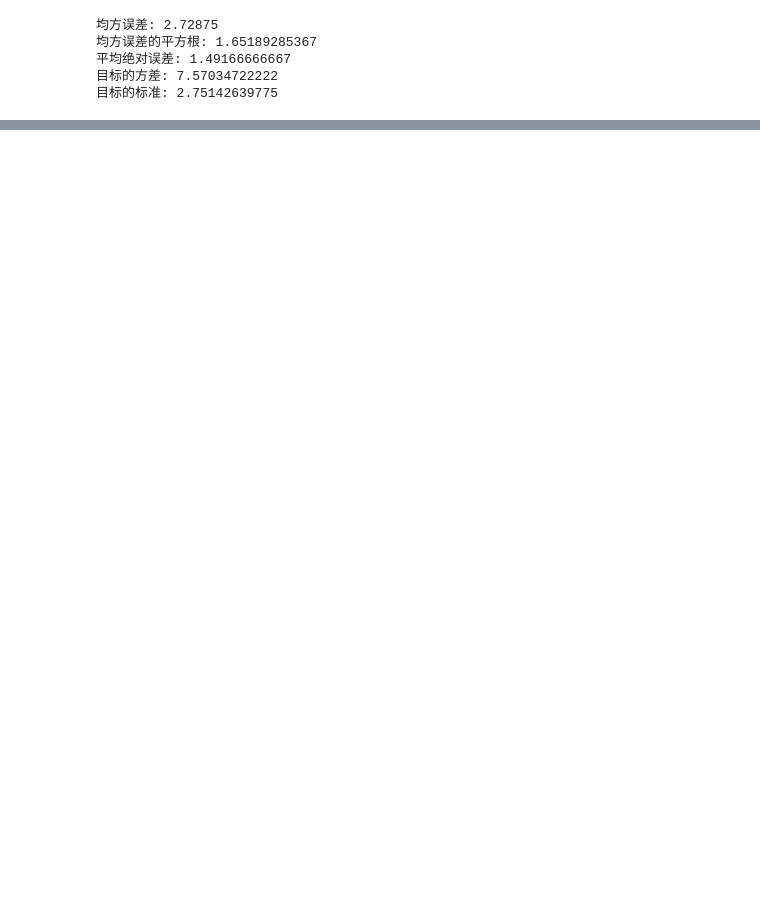
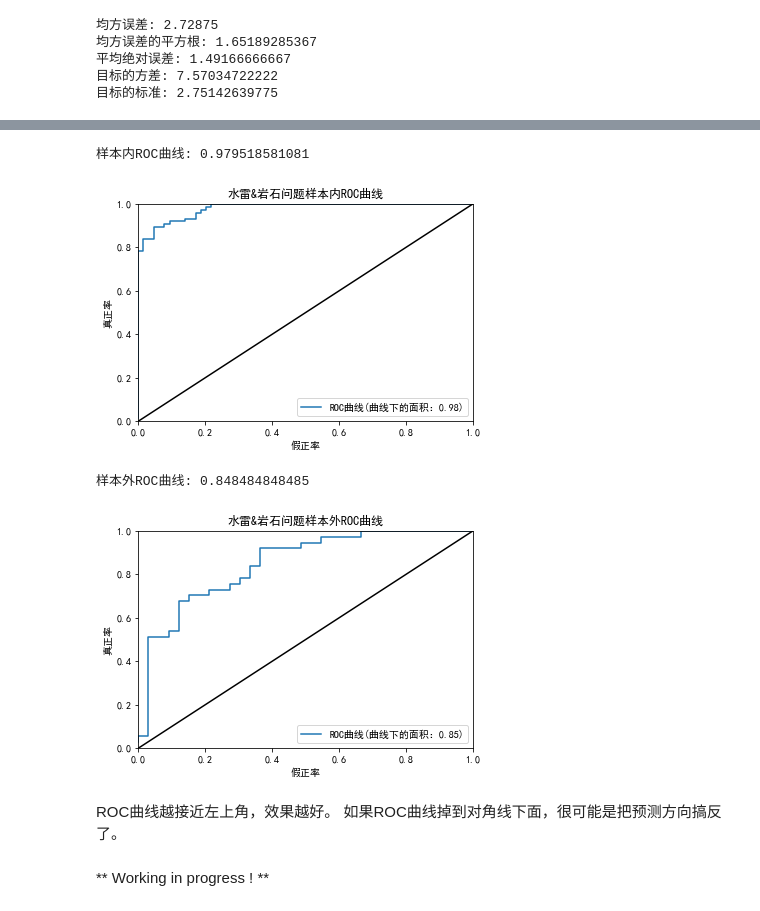
Before and after one commit to ylghb/learning_notes, a Jupyter notebook: ML_in_Python_Essential_Techniques_for_Predictive_Analysis/从零开始学(5) 预测模型构建之概念来袭.ipynb, the cells around one changed output, grey strips where cells are left out. Cells and saved outputs as stored; diff of their text form; code cells hidden in the pictures; blank space fills up the shorter version.

```diff
--- a/ML_in_Python_Essential_Techniques_for_Predictive_Analysis/从零开始学(5) 预测模型构建之概念来袭.ipynb
+++ b/ML_in_Python_Essential_Techniques_for_Predictive_Analysis/从零开始学(5) 预测模型构建之概念来袭.ipynb
@@ -158,0 +167,5 @@ print("目标的标准:",np.array(targ).std() )
+# %%
+import pandas as pd
+target_url = "https://archive.ics.uci.edu/ml/machine-learning-databases/undocumented/connectionist-bench/sonar/sonar.all-data"
+df = pd.read_csv(target_url, header=None, prefix='V')
+df['V60'] = df['V60'].apply(lambda v: 1.0 if v=='M' else 0.0)
@@ -158,0 +185,8 @@ print("目标的标准:",np.array(targ).std() )
+# %%
+from sklearn import linear_model
+
+model = linear_model.LinearRegression()
+model.fit(xTrain, yTrain)
+
+trainingPred = model.predict(xTrain)
+print("头尾5个训练预测结果", trainingPred[:5], trainingPred[-5:] )
@@ -158,0 +262,6 @@ print("目标的标准:",np.array(targ).std() )
+# %%
+testPred = model.predict(xTest)
+threshold = 0.5
+tp, fn, fp, tn = confusionMatrix(testPred, yTest, threshold)
+print("测试集的混淆矩阵:\n", np.array([[tp,fn],[fp,tn]]) )
+print("测试集上阈值为0.5的误分类:\n", 1.0*(fp+fn)/(tp+tn+fp+fn) )
@@ -158,0 +282,44 @@ print("目标的标准:",np.array(targ).std() )
+# %%
+from sklearn.metrics import roc_curve, auc
+
+plt.rcParams['font.sans-serif']=['SimHei'] #用来正常显示中文标签
+plt.rcParams['axes.unicode_minus']=False #用来正常显示负号
+
+fpr, tpr, thresholds = roc_curve(yTrain, trainingPred)
+roc_auc = auc(fpr, tpr)
+print("样本内ROC曲线:", roc_auc)
+
+plt.clf()
+plt.plot(fpr, tpr, label="ROC曲线(曲线下的面积：%0.2f)"%roc_auc)
+plt.plot([0,1],[0,1],'k-')
+plt.xlim([0.0,1.0])
+plt.ylim([0.0,1.0])
+plt.xlabel("假正率")
+plt.ylabel("真正率")
+plt.title("水雷&岩石问题样本内ROC曲线")
+plt.legend(loc="lower right")
+plt.show()
+
+fpr, tpr, thresholds = roc_curve(yTest, testPred)
+roc_auc = auc(fpr, tpr)
+print( "样本外ROC曲线:", roc_auc)
+
+plt.clf()
+plt.plot(fpr, tpr, label="ROC曲线(曲线下的面积：%0.2f)"%roc_auc)
+plt.plot([0,1],[0,1],'k-')
+plt.xlim([0.0,1.0])
+plt.ylim([0.0,1.0])
+plt.xlabel("假正率")
+plt.ylabel("真正率")
+plt.title("水雷&岩石问题样本外ROC曲线")
+plt.legend(loc="lower right")
+plt.show()
+# %% [output]
+样本内ROC曲线: 0.979518581081
+[figure, added]
+样本外ROC曲线: 0.848484848485
+[figure, added]
+# %% [markdown]
+ROC曲线越接近左上角，效果越好。 如果ROC曲线掉到对角线下面，很可能是把预测方向搞反了。
+# %% [markdown]
+** Working in progress ! **
```
Also changed, not shown: parts of 11 cells of this notebook, 3 other files.
